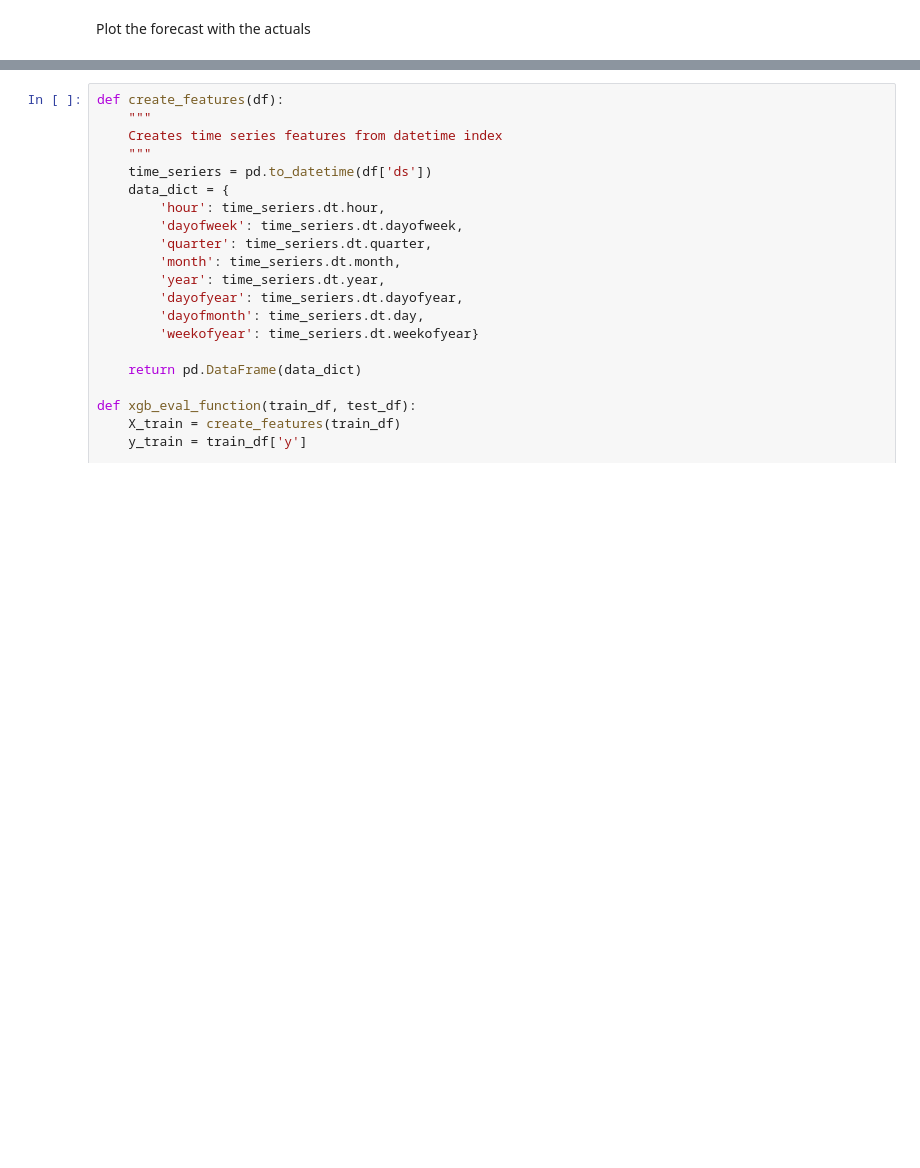
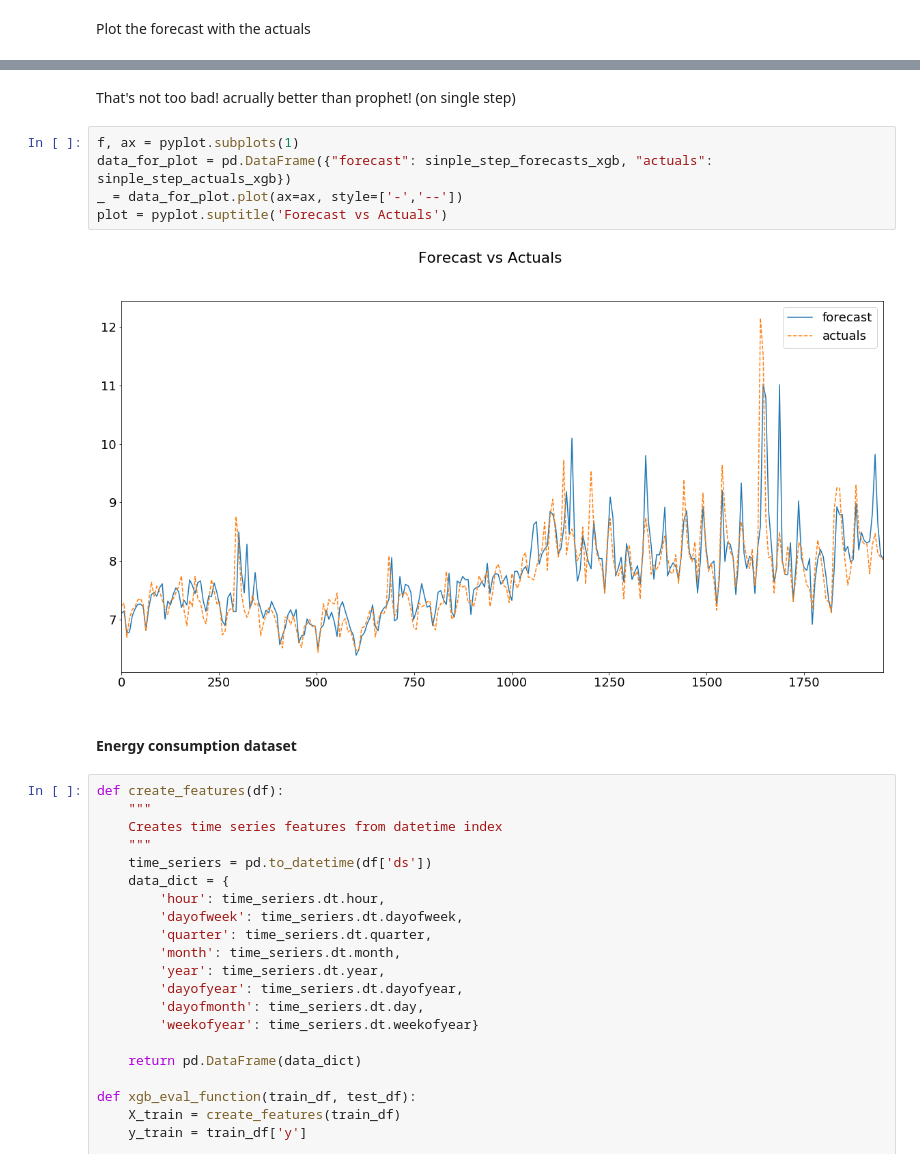
Before and after one commit to DarioBernardo/notebooks, a Jupyter notebook: can_xgboost_predict_time_series.ipynb, the cells around one changed output, grey strips where cells are left out. Cells and saved outputs as stored; diff of their text form; blank space fills up the shorter version.

```diff
--- a/can_xgboost_predict_time_series.ipynb
+++ b/can_xgboost_predict_time_series.ipynb
@@ -256,3 +276,14 @@ There is a bit of overfitting...  need to tune the parameters...
+# %% [markdown]
+That's not too bad! acrually better than prophet! (on single step)
+# %%
+f, ax = pyplot.subplots(1)
+data_for_plot = pd.DataFrame({"forecast": sinple_step_forecasts_xgb, "actuals": sinple_step_actuals_xgb})
+_ = data_for_plot.plot(ax=ax, style=['-','--'])
+plot = pyplot.suptitle('Forecast vs Actuals')
+# %% [output]
+[figure, added]
+# %% [markdown]
+#### Energy consumption dataset
 # %%
 def create_features(df):
     """
```
Also changed, not shown: parts of 30 cells of this notebook.
